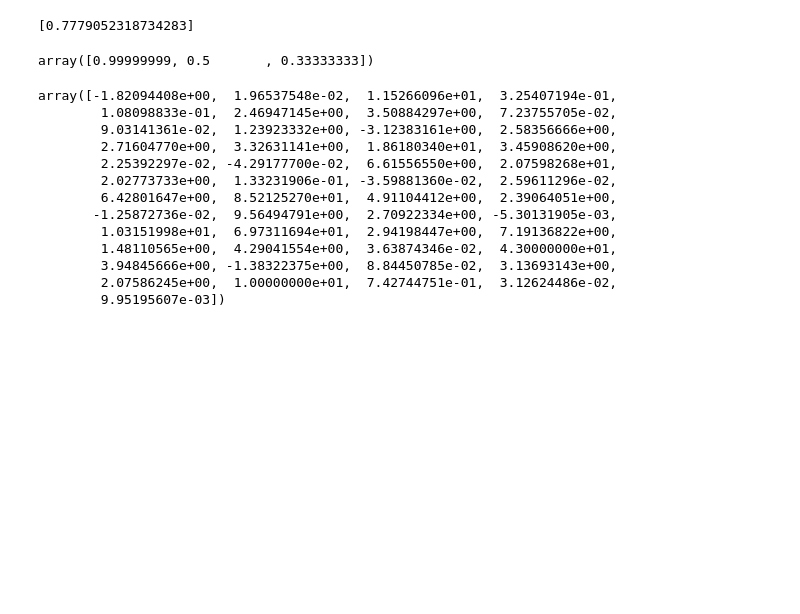
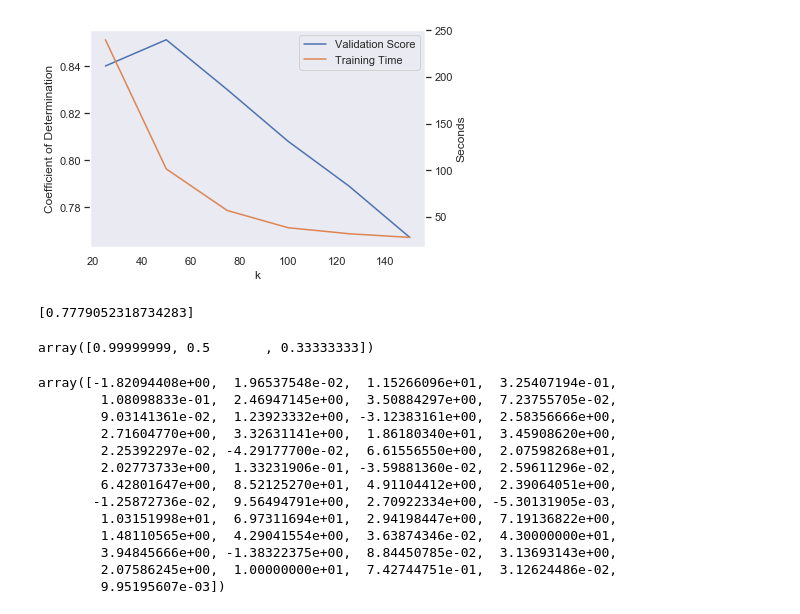
Before and after one commit to TheStek/Railway-Fares, a Jupyter notebook: Code/3. ML/GP Ensemble Test.ipynb, the cells around one changed output. Cells and saved outputs as stored; diff of their text form; code cells hidden in the pictures; blank space fills up the shorter version.

```diff
--- a/Code/3. ML/GP Ensemble Test.ipynb
+++ b/Code/3. ML/GP Ensemble Test.ipynb
@@ -116,3 +62,12 @@ plt.plot(ns, val_scores)
+# %%
+data = pd.DataFrame(zip(ns, times, train_scores, val_scores), columns = ("k", "Training Time", "Train Score", "Validation Score"))
+ax = data.plot(x = "k", y = ["Validation Score", "Training Time"], secondary_y = "Training Time", mark_right = False, ylabel = "Coefficient of Determination")
+ax.right_ax.set_ylabel("Seconds")
+ax.grid(False)
+ax.right_ax.grid(False)
+plt.savefig(r"C:\Users\User\Documents\4. Fourth Year\Project\Write Up Artifacts\ML\GPR_kvalues.png", dpi = 300)
+# %% [output]
+[figure, added]
 # %%
 val_scores
 # %% [output]
```
Also changed, not shown: parts of 9 cells of this notebook, 16 other files.
